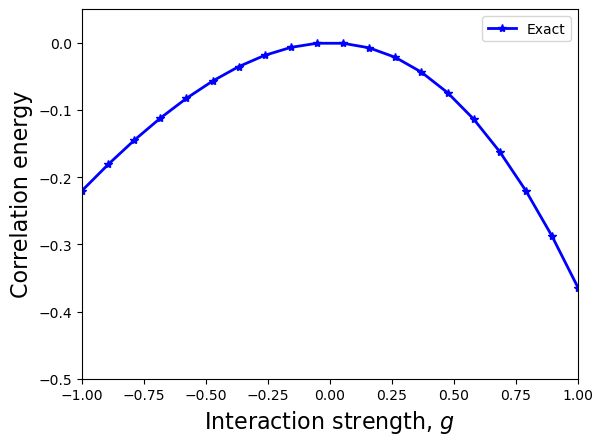
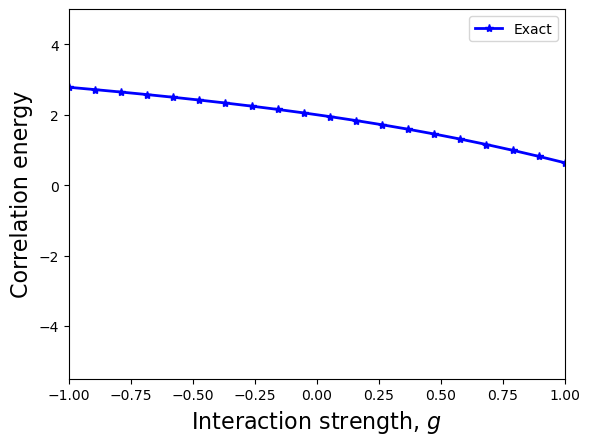
The change to this notebook cell's code, shown as a diff; its figure went from the first image to the second:
--- before
+++ after
@@ -23,5 +23,5 @@
 print(exact)
 
-plt.axis([-1,1,-0.5,0.05])
+plt.axis([-1,1,-5.5,5])
 plt.xlabel(r'Interaction strength, $g$', fontsize=16)
 plt.ylabel(r'Correlation energy', fontsize=16)

Commit: update